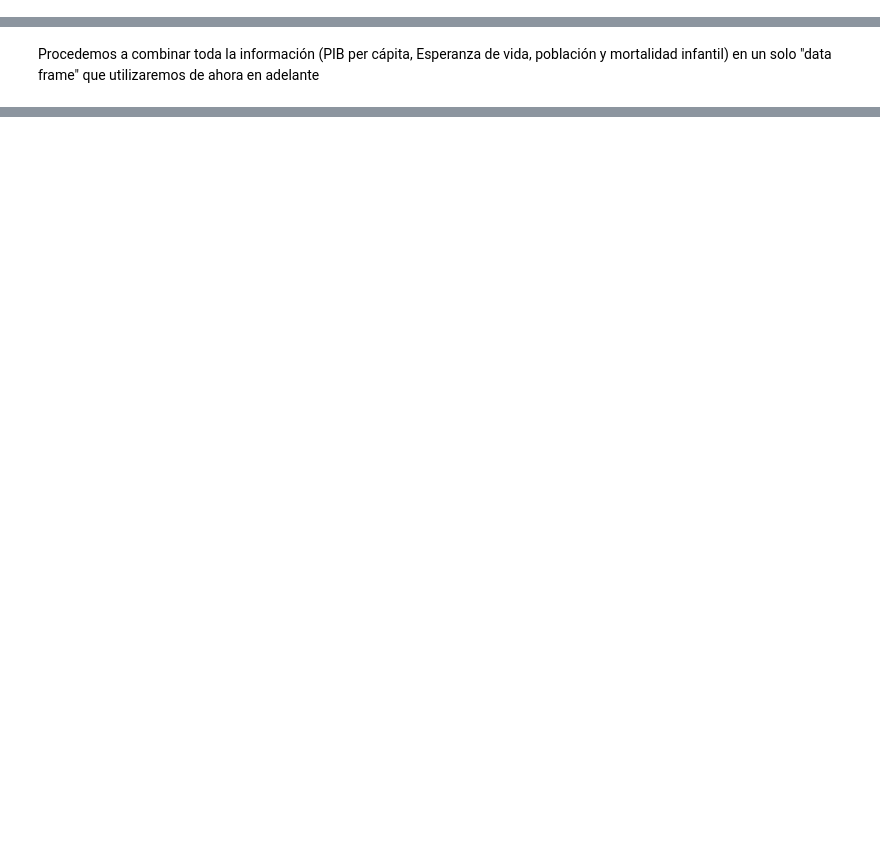
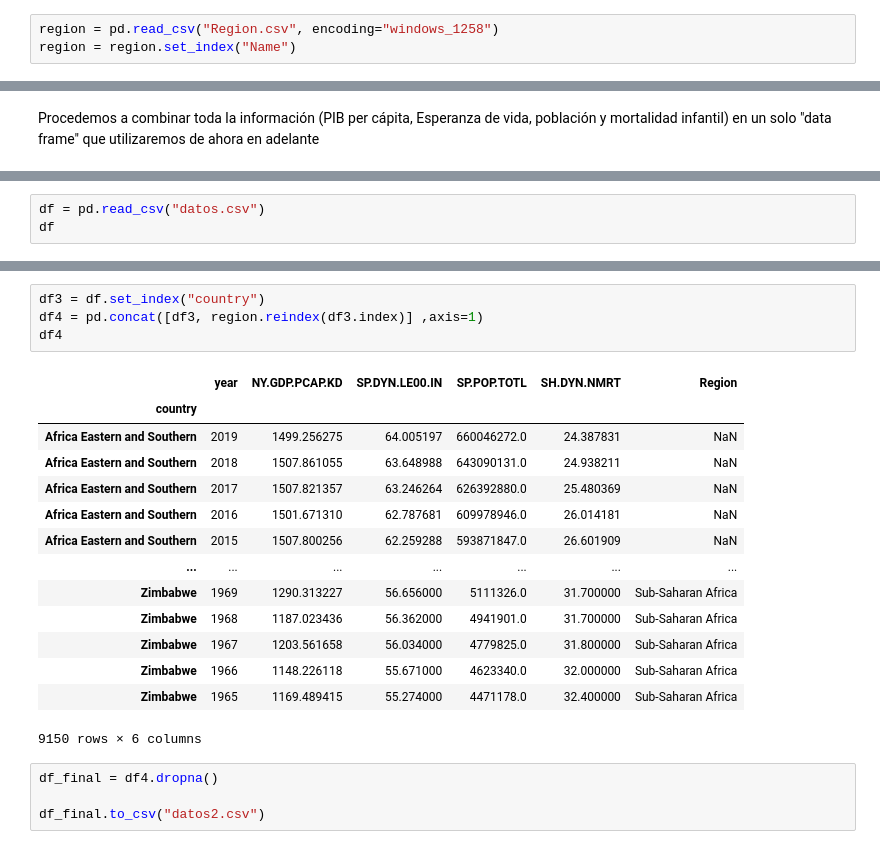
Before and after one commit to PES-BG-2022/proyecto-y-operation-ultra-at-bletchley-park, a Jupyter notebook: data de world bank database.ipynb, the cells around one changed output, grey strips where cells are left out. Cells and saved outputs as stored; diff of their text form; blank space fills up the shorter version.

```diff
--- a/data de world bank database.ipynb
+++ b/data de world bank database.ipynb
@@ -137,0 +158,3 @@ Zimbabwe                    1984    8562259.0
+# %%
+region = pd.read_csv("Region.csv", encoding="windows_1258")
+region = region.set_index("Name")
@@ -175,0 +212,3 @@ df
+# %%
+df = pd.read_csv("datos.csv")
+df
@@ -175,0 +229,23 @@ df
+# %%
+df3 = df.set_index("country")
+df4 = pd.concat([df3, region.reindex(df3.index)] ,axis=1)
+df4
+# %% [output]
+|  | year | NY.GDP.PCAP.KD | SP.DYN.LE00.IN | SP.POP.TOTL | SH.DYN.NMRT | Region |
+| country |  |  |  |  |  |  |
+| Africa Eastern and Southern | 2019 | 1499.256275 | 64.005197 | 660046272.0 | 24.387831 | NaN |
+| Africa Eastern and Southern | 2018 | 1507.861055 | 63.648988 | 643090131.0 | 24.938211 | NaN |
+| Africa Eastern and Southern | 2017 | 1507.821357 | 63.246264 | 626392880.0 | 25.480369 | NaN |
+| Africa Eastern and Southern | 2016 | 1501.671310 | 62.787681 | 609978946.0 | 26.014181 | NaN |
+| Africa Eastern and Southern | 2015 | 1507.800256 | 62.259288 | 593871847.0 | 26.601909 | NaN |
+| ... | ... | ... | ... | ... | ... | ... |
+| Zimbabwe | 1969 | 1290.313227 | 56.656000 | 5111326.0 | 31.700000 | Sub-Saharan Africa |
+| Zimbabwe | 1968 | 1187.023436 | 56.362000 | 4941901.0 | 31.700000 | Sub-Saharan Africa |
+| Zimbabwe | 1967 | 1203.561658 | 56.034000 | 4779825.0 | 31.800000 | Sub-Saharan Africa |
+| Zimbabwe | 1966 | 1148.226118 | 55.671000 | 4623340.0 | 32.000000 | Sub-Saharan Africa |
+| Zimbabwe | 1965 | 1169.489415 | 55.274000 | 4471178.0 | 32.400000 | Sub-Saharan Africa |
+9150 rows × 6 columns
+# %%
+df_final = df4.dropna()
+
+df_final.to_csv("datos2.csv")
```
Also changed, not shown: parts of 15 cells of this notebook, 4 other files.
